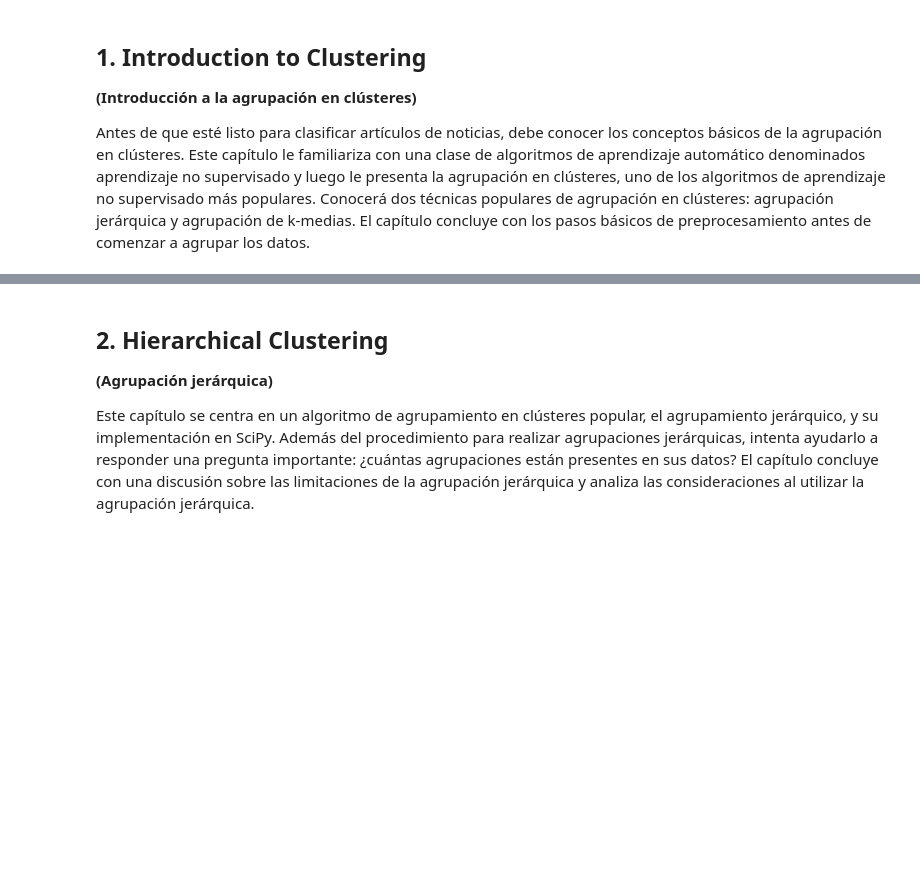
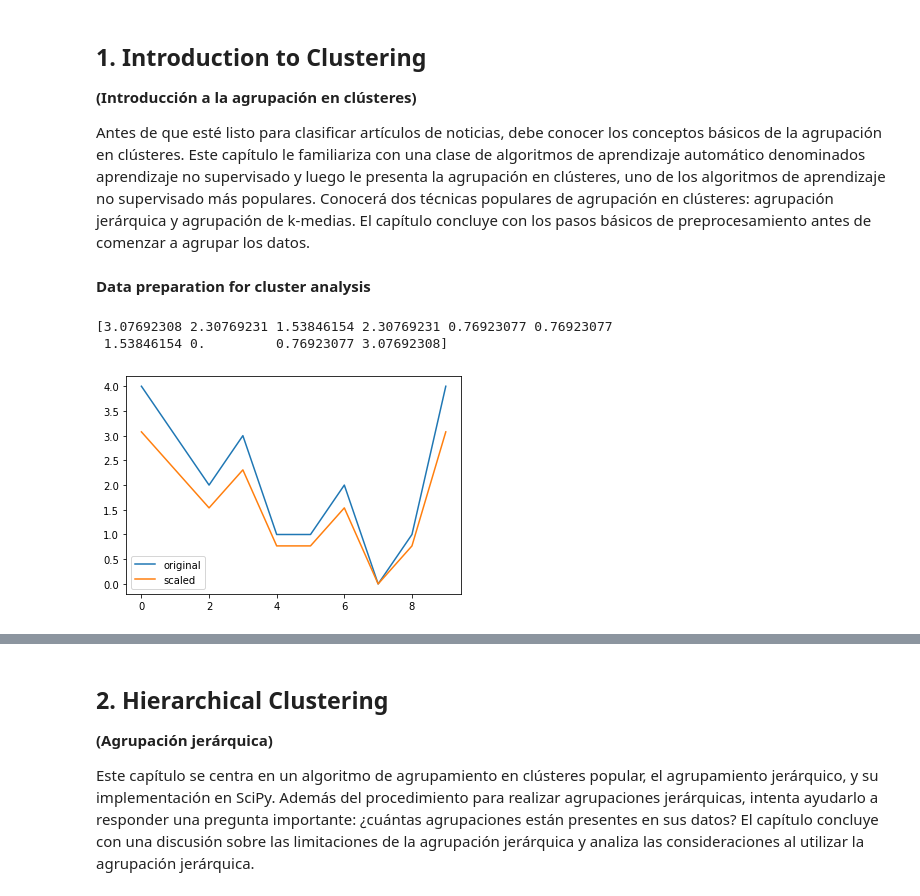
Before and after one commit to MayumyCH/data-scientist-with-python-datacamp, a Jupyter notebook: 1. Courses/29. Cluster Analysis in Python/Cluster Analysis in Python.ipynb, the cells around one changed output, grey strips where cells are left out. Cells and saved outputs as stored; diff of their text form; code cells hidden in the pictures; blank space fills up the shorter version.

Commit message:
feat: add finish notebook cluster with python

```diff
--- a/1. Courses/29. Cluster Analysis in Python/Cluster Analysis in Python.ipynb
+++ b/1. Courses/29. Cluster Analysis in Python/Cluster Analysis in Python.ipynb
@@ -15,0 +51,2 @@ Antes de que esté listo para clasificar artículos de noticias, debe conocer lo
+# %% [markdown]
+**Data preparation for cluster analysis**
@@ -15,0 +57,28 @@ Antes de que esté listo para clasificar artículos de noticias, debe conocer lo
+# %%
+# Import the whiten function
+from scipy.cluster.vq import whiten
+
+goals_for = [4,3,2,3,1,1,2,0,1,4]
+
+# Use the whiten() function to standardize the data
+scaled_data = whiten(goals_for)
+print(scaled_data)
+# %% [output]
+[3.07692308 2.30769231 1.53846154 2.30769231 0.76923077 0.76923077
+ 1.53846154 0.         0.76923077 3.07692308]
+# %%
+from matplotlib import pyplot as plt
+
+# Plot original data
+plt.plot(goals_for, label='original')
+
+# Plot scaled data
+plt.plot(scaled_data, label='scaled')
+
+# Show the legend in the plot
+plt.legend()
+
+# Display the plot
+plt.show()
+# %% [output]
+[figure, added]
```
Also changed, not shown: parts of 38 cells of this notebook.
